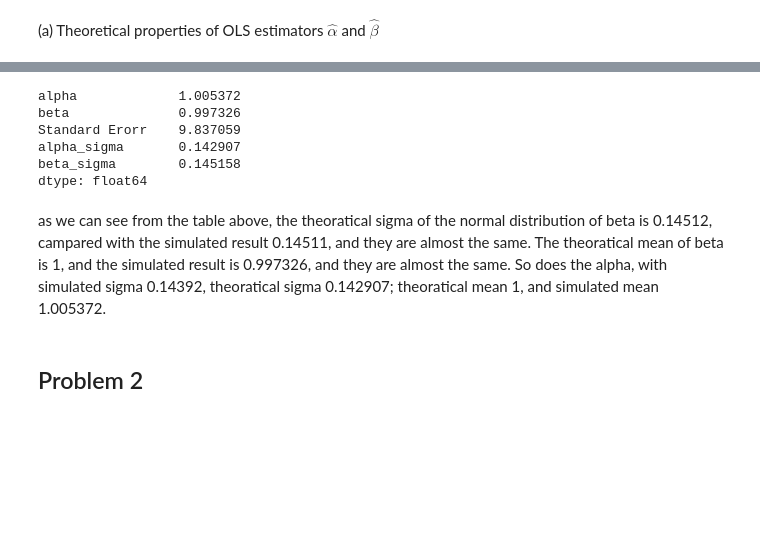
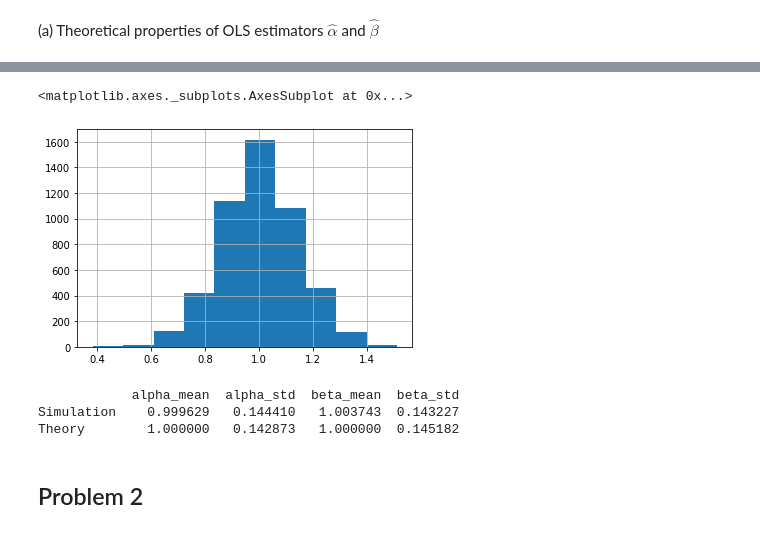
Before and after one commit to KangOxford/temp, a Jupyter notebook: PS7.ipynb, the cells around one changed output, grey strips where cells are left out. Cells and saved outputs as stored; diff of their text form; code cells hidden in the pictures; blank space fills up the shorter version.

```diff
--- a/PS7.ipynb
+++ b/PS7.ipynb
@@ -62,14 +86,27 @@ array([[<matplotlib.axes._subplots.AxesSubplot object at 0x...>,
-# %%
-df.mean()
-# %% [output]
-alpha             1.005372
-beta              0.997326
-Standard Erorr    9.837059
-alpha_sigma       0.142907
-beta_sigma        0.145158
-dtype: float64
-# %% [markdown]
-as we can see from the table above, the theoratical sigma of the normal distribution of beta is 0.14512, campared with the simulated result 0.14511, and they are almost the same. The theoratical mean of beta is 1, and the simulated result is 0.997326, and they are almost the same. So does the alpha, with simulated sigma 0.14392, theoratical sigma 0.142907; theoratical mean 1, and simulated mean 1.005372.
+# %%
+df["beta_hat_simulation"].hist()
+# %% [output]
+<matplotlib.axes._subplots.AxesSubplot at 0x...>
+[figure, added]
+# %%
+Dict1 = {
+        "alpha_mean": df["alpha_hat_simulation"].mean(),
+        "alpha_std": df["alpha_hat_simulation"].std(),
+        "beta_mean": df["beta_hat_simulation"].mean(),
+        "beta_std": df["beta_hat_simulation"].std()
+        }
+Dict2 = {
+        "alpha_mean": df["alpha_miu"].mean(),
+        "alpha_std": df["alpha_sigma"].mean(),
+        "beta_mean": df["beta_miu"].mean(),
+        "beta_std": df["beta_sigma"].mean()
+        }
+dfnew = pd.DataFrame([Dict1,Dict2],index = ["Simulation","Theory"])
+print(dfnew)
+# %% [output]
+            alpha_mean  alpha_std  beta_mean  beta_std
+Simulation    0.999629   0.144410   1.003743  0.143227
+Theory        1.000000   0.142873   1.000000  0.145182
 # %% [markdown]
 ## Problem 2
 # %%
```
Also changed, not shown: parts of 32 cells of this notebook.
